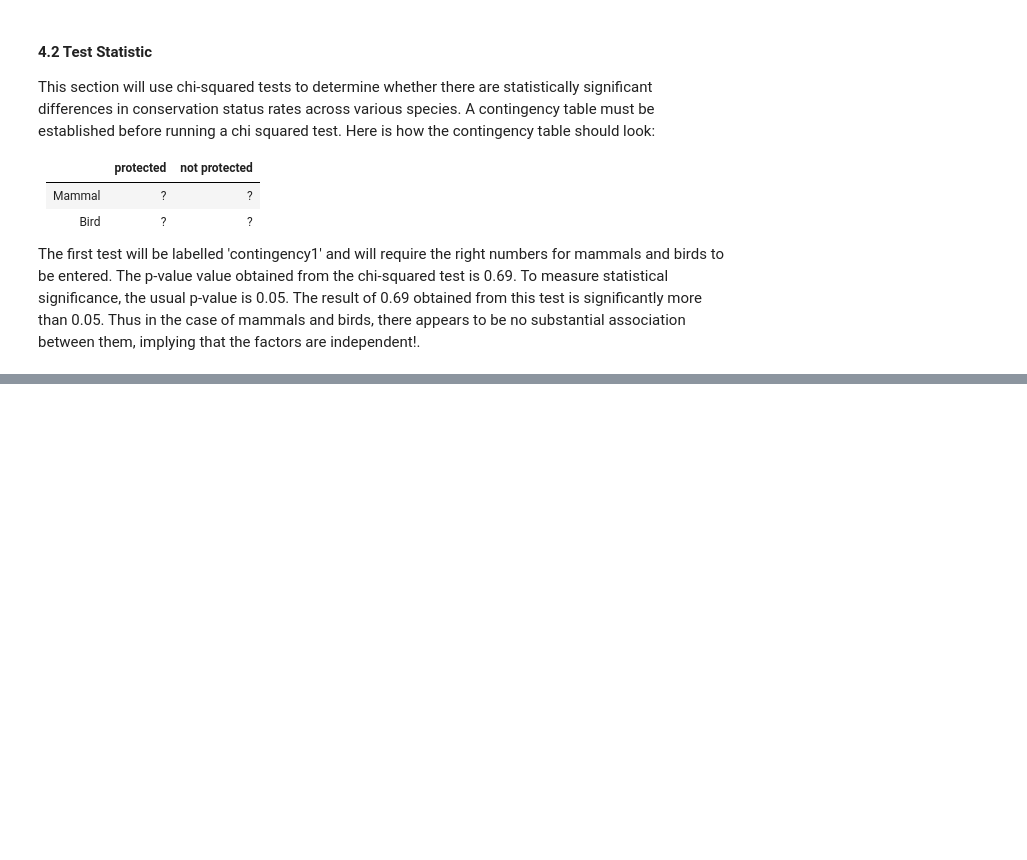
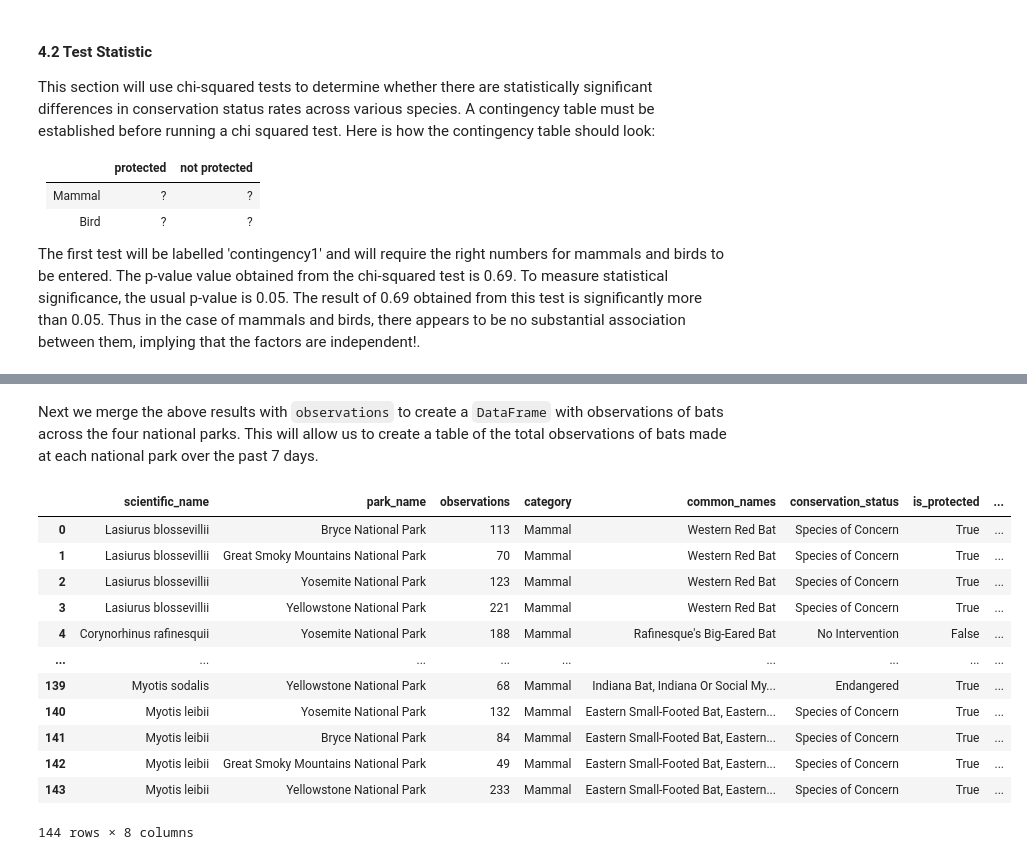
Before and after one commit to parz1val-13/Biodiversity-ML-project, a Jupyter notebook: biodiversity_starter/biodiversity.ipynb, the cells around one changed output, grey strips where cells are left out. Cells and saved outputs as stored; diff of their text form; code cells hidden in the pictures; blank space fills up the shorter version.

```diff
--- a/biodiversity_starter/biodiversity.ipynb
+++ b/biodiversity_starter/biodiversity.ipynb
@@ -292,0 +434,19 @@ The first test will be labelled 'contingency1' and will require the right number
+# %% [markdown]
+Next we merge the above results with `observations` to create a `DataFrame` with observations of bats across the four national parks. This will allow us to create a table of the total observations of bats made at each national park over the past 7 days.
+# %%
+bat_observations = observation_data.merge(species_data[species_data.is_bat])
+bat_observations
+# %% [output]
+|  | scientific_name | park_name | observations | category | common_names | conservation_status | is_protected | ... |
+| 0 | Lasiurus blossevillii | Bryce National Park | 113 | Mammal | Western Red Bat | Species of Concern | True | ... |
+| 1 | Lasiurus blossevillii | Great Smoky Mountains National Park | 70 | Mammal | Western Red Bat | Species of Concern | True | ... |
+| 2 | Lasiurus blossevillii | Yosemite National Park | 123 | Mammal | Western Red Bat | Species of Concern | True | ... |
+| 3 | Lasiurus blossevillii | Yellowstone National Park | 221 | Mammal | Western Red Bat | Species of Concern | True | ... |
+| 4 | Corynorhinus rafinesquii | Yosemite National Park | 188 | Mammal | Rafinesque's Big-Eared Bat | No Intervention | False | ... |
+| ... | ... | ... | ... | ... | ... | ... | ... | ... |
+| 139 | Myotis sodalis | Yellowstone National Park | 68 | Mammal | Indiana Bat, Indiana Or Social My... | Endangered | True | ... |
+| 140 | Myotis leibii | Yosemite National Park | 132 | Mammal | Eastern Small-Footed Bat, Eastern... | Species of Concern | True | ... |
+| 141 | Myotis leibii | Bryce National Park | 84 | Mammal | Eastern Small-Footed Bat, Eastern... | Species of Concern | True | ... |
+| 142 | Myotis leibii | Great Smoky Mountains National Park | 49 | Mammal | Eastern Small-Footed Bat, Eastern... | Species of Concern | True | ... |
+| 143 | Myotis leibii | Yellowstone National Park | 233 | Mammal | Eastern Small-Footed Bat, Eastern... | Species of Concern | True | ... |
+144 rows × 8 columns
```
Also changed, not shown: parts of 20 cells of this notebook.
